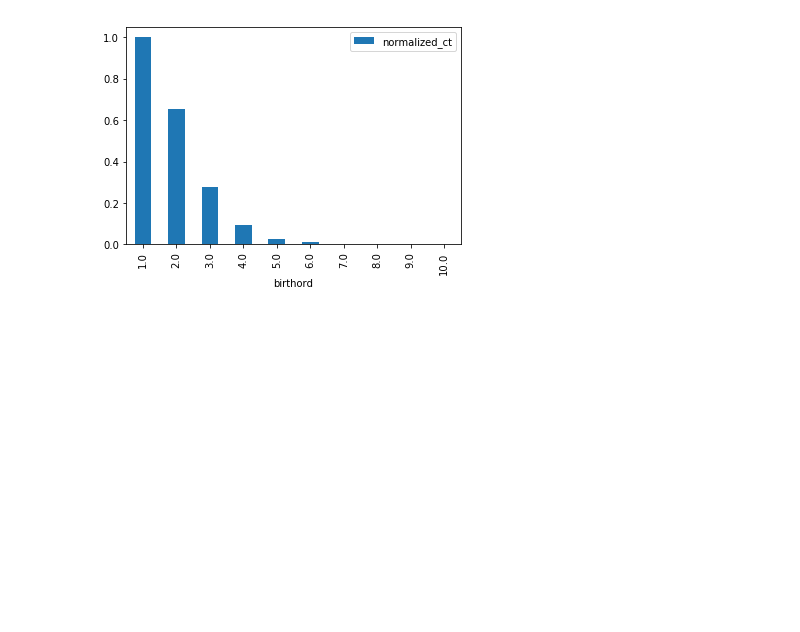
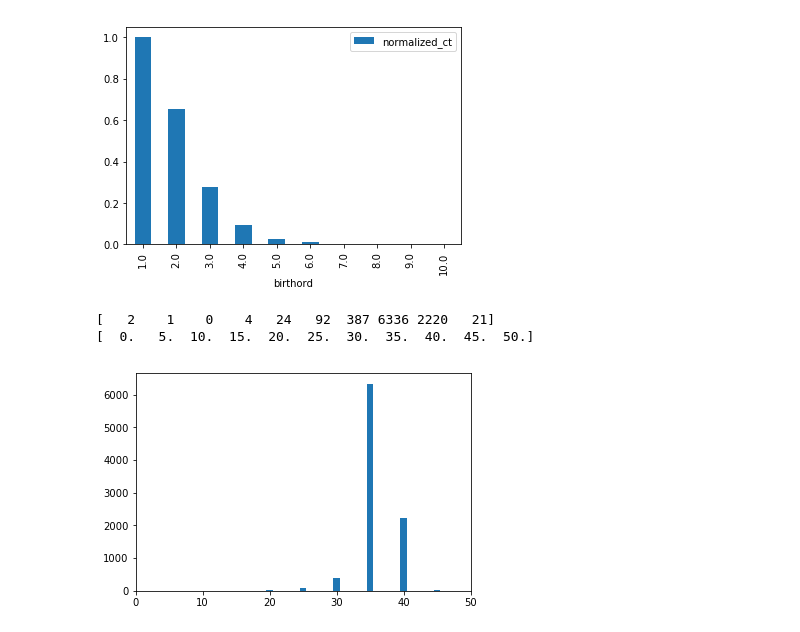
Before and after one commit to hanhanwu/Hanhan_Data_Science_Practice, a Jupyter notebook: Applied_Statistics/thinkstats_chapter2.ipynb, the cells around one changed output. Drawn from its saved outputs; the diff is of its cells as text; code cells hidden in the pictures; blank space fills up the shorter version.

```diff
--- a/Applied_Statistics/thinkstats_chapter2.ipynb
+++ b/Applied_Statistics/thinkstats_chapter2.ipynb
@@ -90,3 +90,18 @@ birthorder_ct.plot.bar(x=birthorder_ct.index, y='normalized_ct')
 # %% [output]
 <matplotlib.axes._subplots.AxesSubplot at 0x...>
 [figure]
+# %%
+# Type 2 - Equal Bin Size, Count & Probability for Continuous variable
+## by default, 10 bins
+hist_vals, bin_edges = np.histogram(preg_raw['prglngth'])
+print hist_vals
+print bin_edges
+# %% [output]
+[   2    1    0    4   24   92  387 6336 2220   21]
+[  0.   5.  10.  15.  20.  25.  30.  35.  40.  45.  50.]
+# %%
+plt.bar(bin_edges[:-1], hist_vals, width = 1)
+plt.xlim(min(bin_edges), max(bin_edges))
+plt.show()
+# %% [output]
+[figure, added]
```
Also changed, not shown: parts of 2 cells of this notebook.
